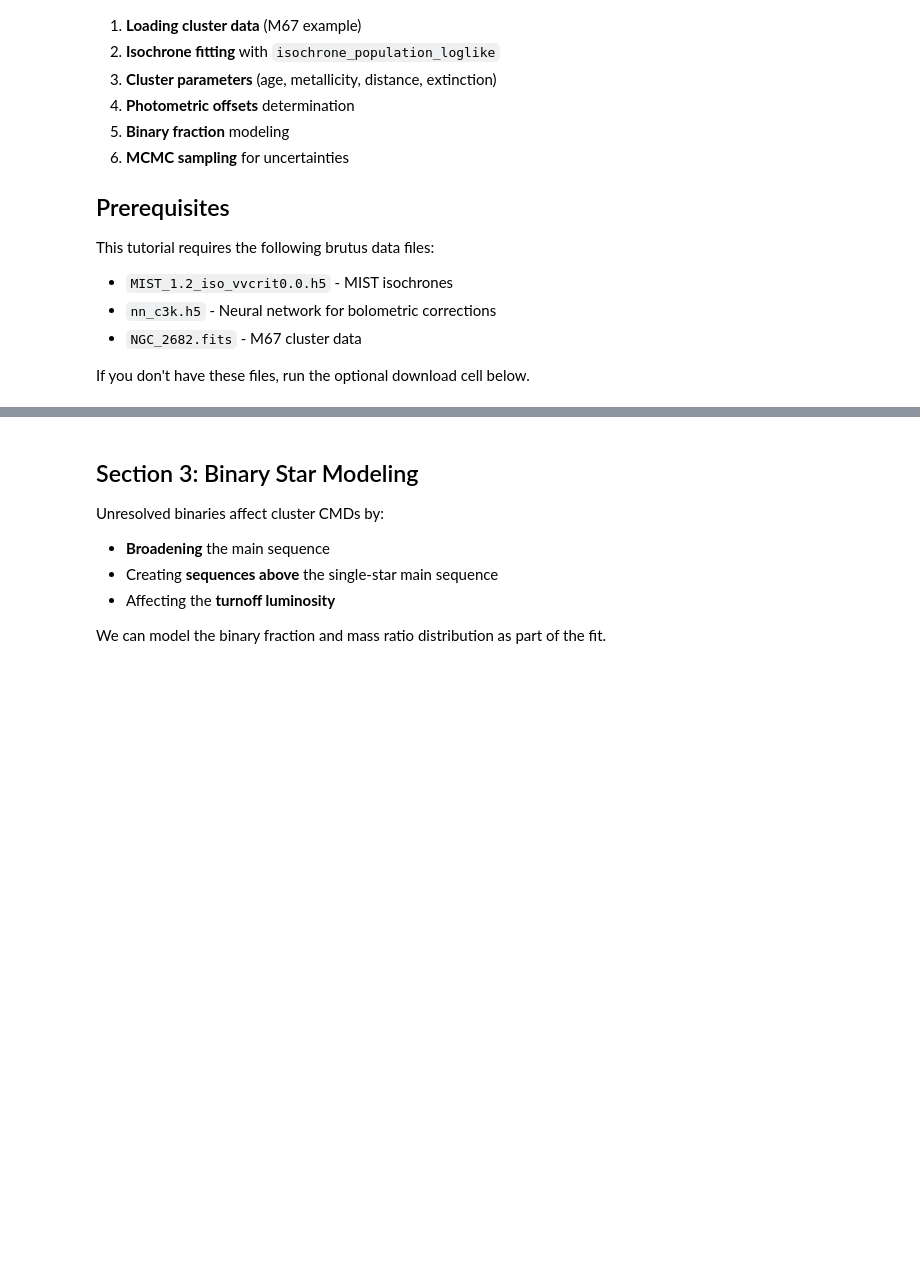
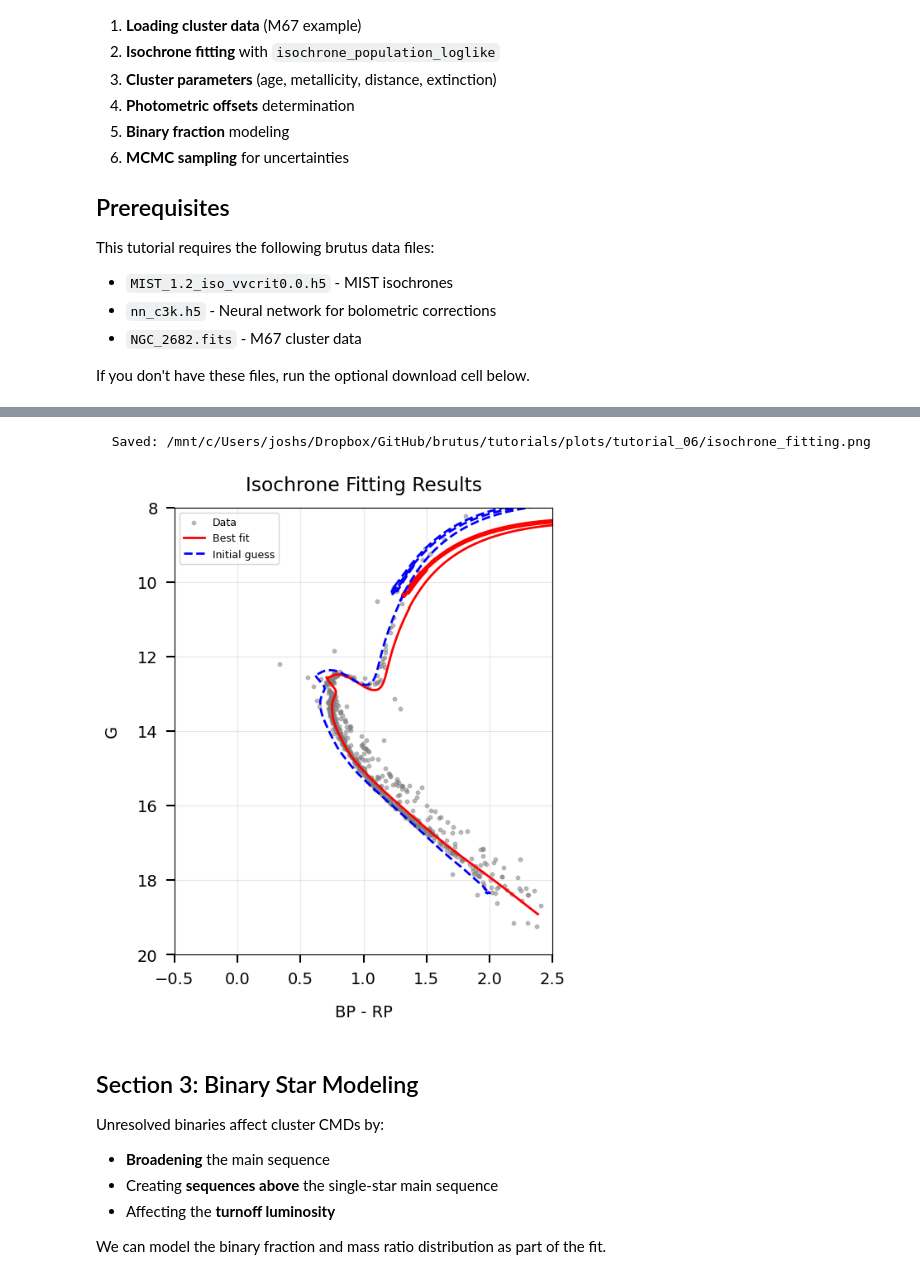
Before and after one commit to joshspeagle/brutus, a Jupyter notebook: tutorials/tutorial_06_cluster_analysis.ipynb, the cells around one changed output, grey strips where cells are left out. Drawn from its saved outputs; the diff is of its cells as text; code cells hidden in the pictures; blank space fills up the shorter version.

```diff
--- a/tutorials/tutorial_06_cluster_analysis.ipynb
+++ b/tutorials/tutorial_06_cluster_analysis.ipynb
@@ -274,7 +278,7 @@ theta_init = [
     0.0,    # [Fe/H] - solar metallicity
     9.55,   # log(age) ~ 3.5 Gyr
     0.05,   # A(V) - small extinction
-    3.1,    # R(V) - standard
+    3.32,   # R(V) - standard
     900.0,  # distance (pc)
     0.05,   # field_frac - field contamination fraction
 ]
@@ -295,7 +299,7 @@ print(f"\nInitial parameters:")
 print(f"  [Fe/H] = {theta_init[0]:.2f}")
 print(f"  Age = {10**(theta_init[1]-9):.2f} Gyr")
 print(f"  A(V) = {theta_init[2]:.3f}")
-print(f"  R(V) = {theta_init[3]:.1f}")
+print(f"  R(V) = {theta_init[3]:.2f}")
 print(f"  Distance = {theta_init[4]:.0f} pc")
 print(f"  Field fraction = {theta_init[5]:.2f}")
 print(f"\nInitial log-likelihood: {lnl_init:.1f}")
@@ -531,88 +408,40 @@ mags_init, _, _ = stellarpop.get_seds(
     binary_fraction=0.0,
 )
 
-# Create visualization
-fig, axes = plt.subplots(1, 3, figsize=(15, 5))
-
 # Observed CMD colors (Gaia bands for plotting)
 gaia_mag_q = gaia_mag[quality]
 bp_rp_obs = gaia_mag_q[:, 1] - gaia_mag_q[:, 2]
 g_obs = gaia_mag_q[:, 0]
 
-# Panel 1: CMD with best-fit and initial isochrones
-ax = axes[0]
+# CMD with best-fit and initial isochrones
+fig, ax = plt.subplots(figsize=(6, 7))
 ax.scatter(bp_rp_obs, g_obs, s=10, alpha=0.5, color='gray', label='Data')
 
 # Best-fit isochrone (use Gaia bands from 11-band SED)
 valid_best = np.all(np.isfinite(mags_best[:, [iG, iBP, iRP]]), axis=1)
 ax.plot(mags_best[valid_best, iBP] - mags_best[valid_best, iRP],
         mags_best[valid_best, iG], 'r-', lw=2, label='Best fit')
 
 # Initial guess isochrone
 valid_init = np.all(np.isfinite(mags_init[:, [iG, iBP, iRP]]), axis=1)
 ax.plot(mags_init[valid_init, iBP] - mags_init[valid_init, iRP],
         mags_init[valid_init, iG], 'b--', lw=2, label='Initial guess')
 
 ax.set_xlabel('BP - RP')
 ax.set_ylabel('G')
-ax.set_title('Isochrone Comparison')
+ax.set_title('Isochrone Fitting Results')
 ax.invert_yaxis()
 ax.set_xlim(-0.5, 2.5)
 ax.set_ylim(20, 8)
 ax.legend(fontsize=9)
 ax.grid(True, alpha=0.3)
 
-# Panel 2: Residuals from best-fit isochrone
-ax = axes[1]
-
-bp_rp_best_iso = mags_best[valid_best, iBP] - mags_best[valid_best, iRP]
-g_best_iso = mags_best[valid_best, iG]
-
-residuals = []
-for i in range(len(bp_rp_obs)):
-    if np.isfinite(bp_rp_obs[i]) and np.isfinite(g_obs[i]):
-        dist_sq = (bp_rp_best_iso - bp_rp_obs[i])**2 + (g_best_iso - g_obs[i])**2
-        residuals.append(np.sqrt(np.min(dist_sq)))
-
-residuals = np.array(residuals)
-ax.hist(residuals, bins=30, alpha=0.7, color='blue', edgecolor='darkblue')
-ax.axvline(np.median(residuals), color='red', ls='--', lw=2,
-           label=f'Median: {np.median(residuals):.3f} mag')
-ax.set_xlabel('Distance from Best-fit Isochrone (mag)')
-ax.set_ylabel('Number of Stars')
-ax.set_title('Residuals (vs Best Fit)')
-ax.legend()
-ax.grid(True, alpha=0.3)
-
-# Panel 3: Parameter comparison table
-ax = axes[2]
-ax.axis('off')
-
-param_text = f"""
-M67 Fit Results ({n_filters}-band):
-
-Parameter      Best-fit   Literature
---------------------------------------
-[Fe/H]         {theta_best[0]:+.3f}      0.00 +/- 0.05
-Age (Gyr)      {10**(theta_best[1]-9):.2f}       3.5-4.0
-A(V) (mag)     {theta_best[2]:.3f}      0.12-0.15
-R(V)           {theta_best[3]:.2f}       3.1
-Distance (pc)  {theta_best[4]:.0f}        850-950
-Field frac     {theta_best[5]:.3f}      0.02-0.05
-
-Powell optimizer converged in
-{result.nfev} evaluations.
-
-Bands: Gaia G/BP/RP + PS1 grizy
-       + 2MASS JHKs ({n_filters} total)
-"""
-
-ax.text(0.05, 0.95, param_text, transform=ax.transAxes,
-       fontsize=10, va='top', family='monospace')
-
-plt.suptitle('Isochrone Fitting Results', fontsize=16, fontweight='bold')
+plt.tight_layout()
 save_figure(fig, 'isochrone_fitting')
 plt.show()
+# %% [output]
+  Saved: /mnt/c/Users/joshs/Dropbox/GitHub/brutus/tutorials/plots/tutorial_06/isochrone_fitting.png
+[figure, added]
 # %% [markdown]
 ## Section 3: Binary Star Modeling
 
```
Also changed, not shown: parts of 13 cells of this notebook, 3 other files.
